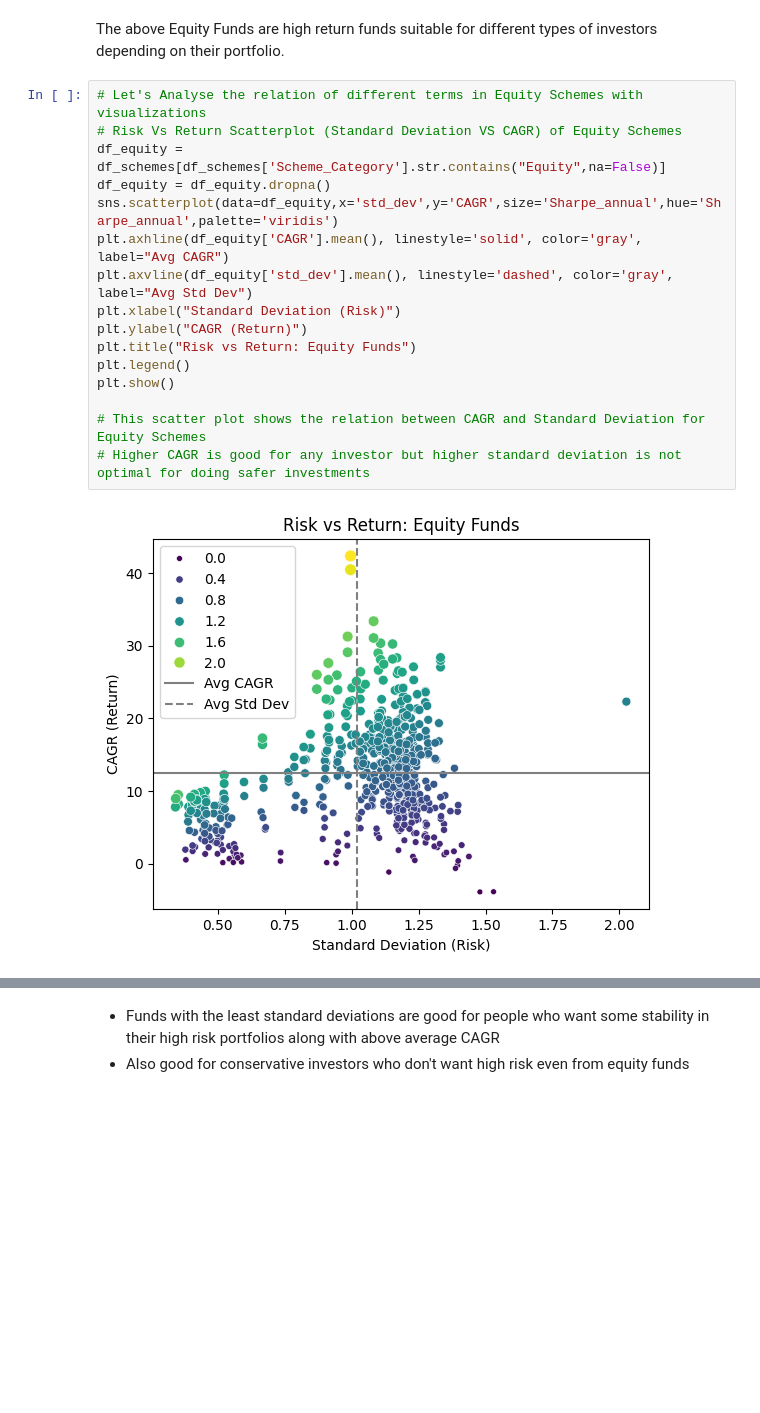
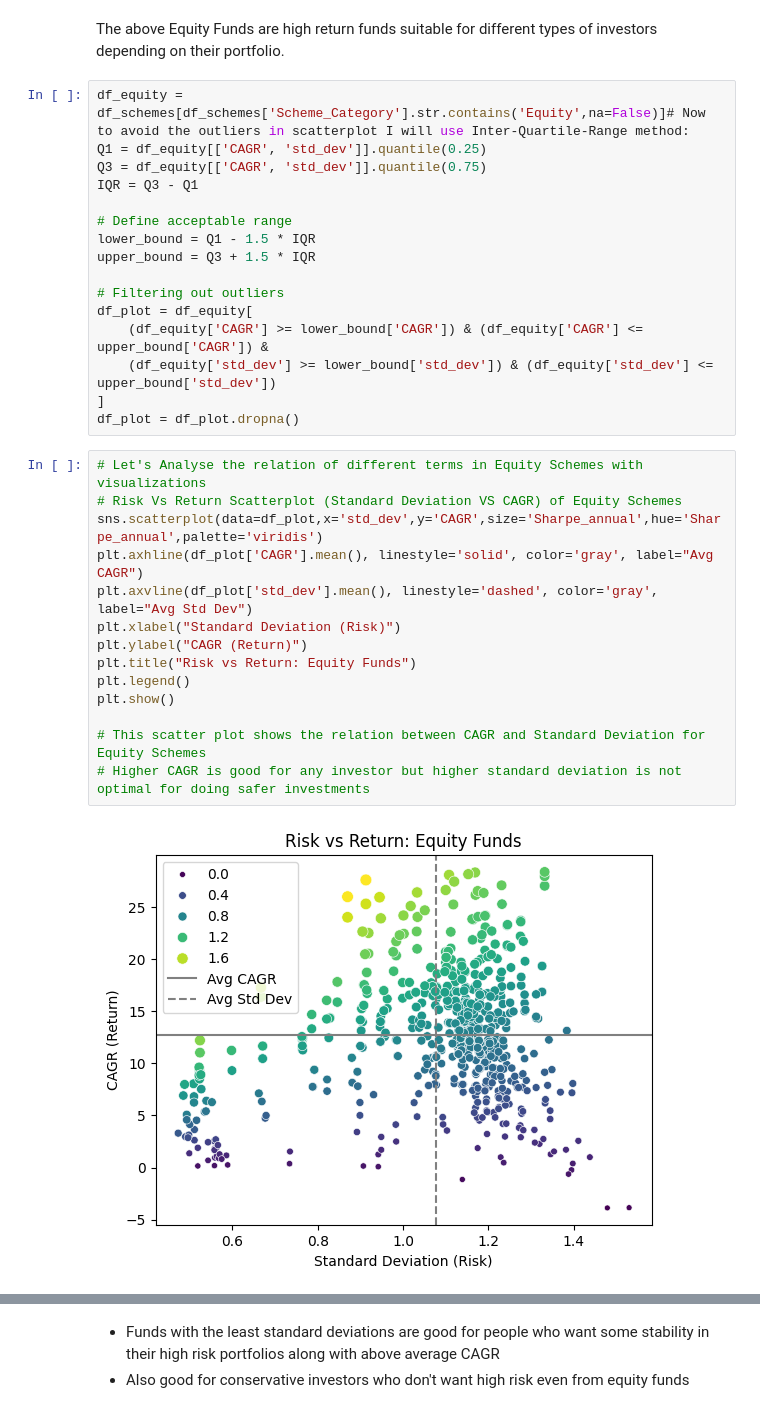
Before and after one commit to Arib-Mustafa/Mutual_Funds_DA_Project, a Jupyter notebook: 2_Equity_funds.ipynb, the cells around one changed output, grey strips where cells are left out. Drawn from its saved outputs; the diff is of its cells as text; blank space fills up the shorter version.

```diff
--- a/2_Equity_funds.ipynb
+++ b/2_Equity_funds.ipynb
@@ -38,24 +38,38 @@ df_top_equity_funds.head(5)
 | 4325 | Edelweiss Mutual Fund | Open Ended Schemes | Equity Scheme - Small Cap Fund | 146196 | Edelweiss Small Cap Fund - Direct... | 1.153 | 4 | 30.225 | ... |
 # %% [markdown]
 The above Equity Funds are high return funds suitable for different types of investors depending on their portfolio.
+# %%
+df_equity = df_schemes[df_schemes['Scheme_Category'].str.contains('Equity',na=False)]# Now to avoid the outliers in scatterplot I will use Inter-Quartile-Range method:
+Q1 = df_equity[['CAGR', 'std_dev']].quantile(0.25)
+Q3 = df_equity[['CAGR', 'std_dev']].quantile(0.75)
+IQR = Q3 - Q1
+
+# Define acceptable range
+lower_bound = Q1 - 1.5 * IQR
+upper_bound = Q3 + 1.5 * IQR
+
+# Filtering out outliers
+df_plot = df_equity[
+    (df_equity['CAGR'] >= lower_bound['CAGR']) & (df_equity['CAGR'] <= upper_bound['CAGR']) &
+    (df_equity['std_dev'] >= lower_bound['std_dev']) & (df_equity['std_dev'] <= upper_bound['std_dev'])
+]
+df_plot = df_plot.dropna()
 # %%
 # Let's Analyse the relation of different terms in Equity Schemes with visualizations
 # Risk Vs Return Scatterplot (Standard Deviation VS CAGR) of Equity Schemes
-df_equity = df_schemes[df_schemes['Scheme_Category'].str.contains("Equity",na=False)]
-df_equity = df_equity.dropna()
-sns.scatterplot(data=df_equity,x='std_dev',y='CAGR',size='Sharpe_annual',hue='Sharpe_annual',palette='viridis')
-plt.axhline(df_equity['CAGR'].mean(), linestyle='solid', color='gray', label="Avg CAGR")
-plt.axvline(df_equity['std_dev'].mean(), linestyle='dashed', color='gray', label="Avg Std Dev")
+sns.scatterplot(data=df_plot,x='std_dev',y='CAGR',size='Sharpe_annual',hue='Sharpe_annual',palette='viridis')
+plt.axhline(df_plot['CAGR'].mean(), linestyle='solid', color='gray', label="Avg CAGR")
+plt.axvline(df_plot['std_dev'].mean(), linestyle='dashed', color='gray', label="Avg Std Dev")
 plt.xlabel("Standard Deviation (Risk)")
 plt.ylabel("CAGR (Return)")
 plt.title("Risk vs Return: Equity Funds")
 plt.legend()
 plt.show()
 
 # This scatter plot shows the relation between CAGR and Standard Deviation for Equity Schemes
 # Higher CAGR is good for any investor but higher standard deviation is not optimal for doing safer investments
 # %% [output]
-[figure, old version]
+[figure, new version]
 # %%
 # Histogram for Analysing returns of Equity Schemes and volatility
 fig,ax = plt.subplots(1,2,figsize=(12,5))
```
Also changed, not shown: parts of 6 cells of this notebook, 3 other files.
